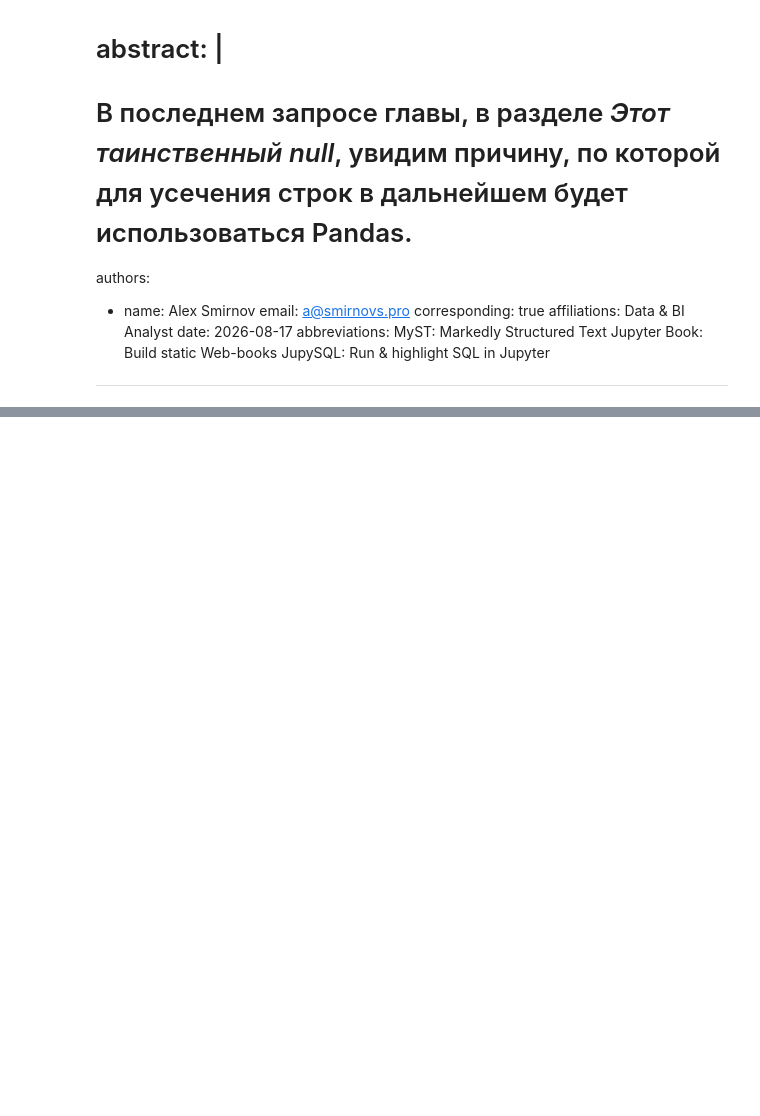
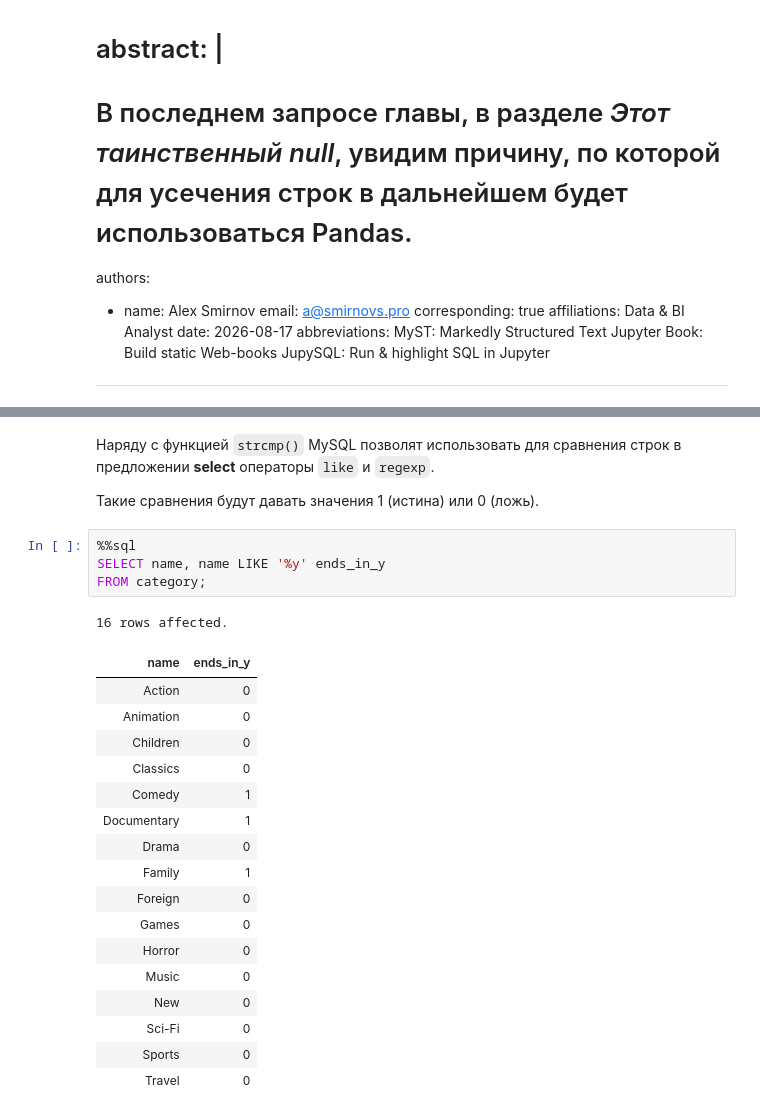
Before and after one commit to magus1968/learning-sql, a Jupyter notebook: docs/chapters/ch07.ipynb, the cells around one changed output, grey strips where cells are left out. Drawn from its saved outputs; the diff is of its cells as text; blank space fills up the shorter version.

```diff
--- a/docs/chapters/ch07.ipynb
+++ b/docs/chapters/ch07.ipynb
@@ -49,0 +562,27 @@ print("JupySQL - успешно подключен через SQLAlchemy Engine!
+# %% [markdown]
+Наряду с функцией `strcmp()` MySQL позволят использовать для сравнения строк в предложении **select** операторы `like` и `regexp`.
+
+Такие сравнения будут давать значения 1 (истина) или 0 (ложь).
+# %%
+%%sql
+SELECT name, name LIKE '%y' ends_in_y
+FROM category;
+# %% [output]
+16 rows affected.
+| name | ends_in_y |
+| Action | 0 |
+| Animation | 0 |
+| Children | 0 |
+| Classics | 0 |
+| Comedy | 1 |
+| Documentary | 1 |
+| Drama | 0 |
+| Family | 1 |
+| Foreign | 0 |
+| Games | 0 |
+| Horror | 0 |
+| Music | 0 |
+| New | 0 |
+| Sci-Fi | 0 |
+| Sports | 0 |
+| Travel | 0 |
```
Also changed, not shown: parts of 123 cells of this notebook, 1 other file.
